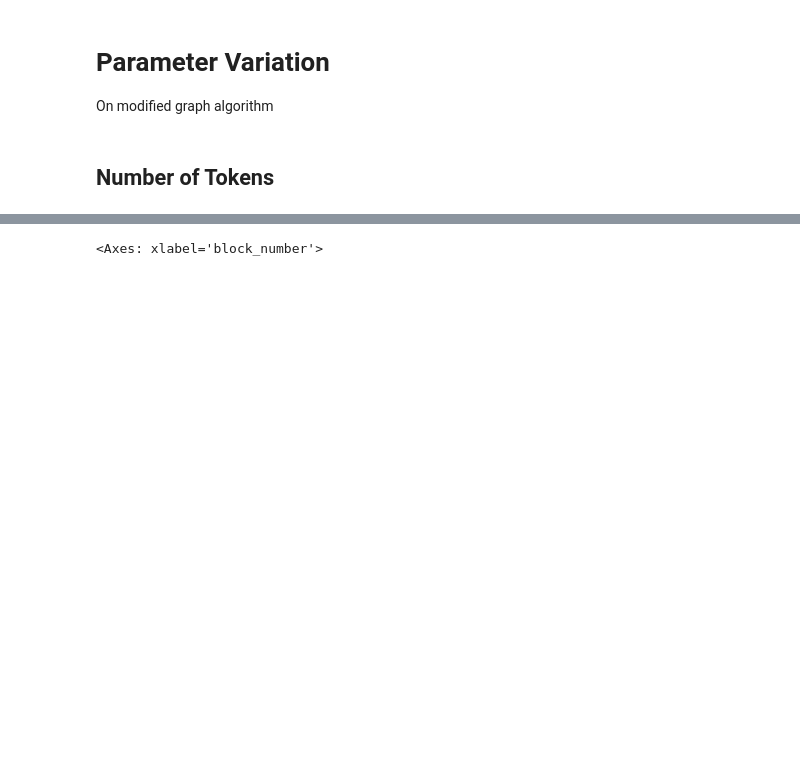
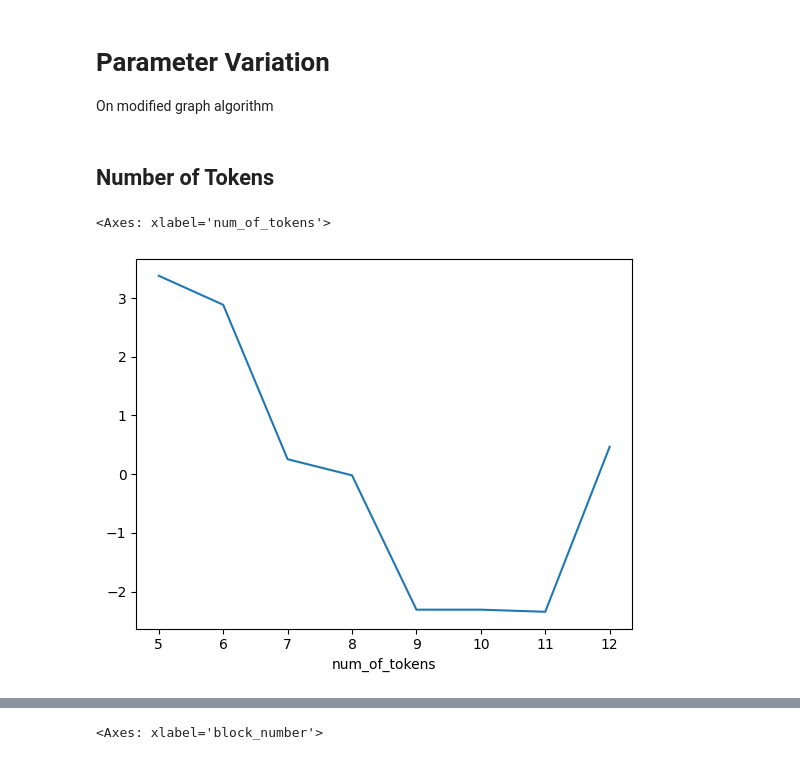
Before and after one commit to longtrieuuit/defi-arbitrage, a Jupyter notebook: arbitrage_finding.ipynb, the cells around one changed output, grey strips where cells are left out. Saved outputs shown, nothing was run; the diff lists cells and outputs as text; code cells hidden in the pictures; blank space fills up the shorter version.

```diff
--- a/arbitrage_finding.ipynb
+++ b/arbitrage_finding.ipynb
@@ -431,5 +496,18 @@ filenames = [
 ]
 
 meta_df, arb_df = make_df(filenames = filenames)
+arb_df = arb_df.groupby("block_number", group_keys = False).apply(
+    lambda df: df.assign(
+        eth_return_precost_norm = lambda x: x["eth_return_precost"].sub(x["eth_return_precost"].mean()).div(x["eth_return_precost"].std()),
+        return_precost_norm = lambda x: x["return_precost"].sub(x["return_precost"].mean()).div(x["return_precost"].std())
+    )
+)
 # %% [markdown]
 ## Number of Tokens
+# %%
+arb_df.groupby(["block_number", "num_of_tokens"])["return_precost_norm"].sum().reset_index().pivot(
+    index = "block_number", columns = "num_of_tokens", values = "return_precost_norm"
+).fillna(0).mean().plot()
+# %% [output]
+<Axes: xlabel='num_of_tokens'>
+[figure, added]
```
Also changed, not shown: parts of 11 cells of this notebook.
